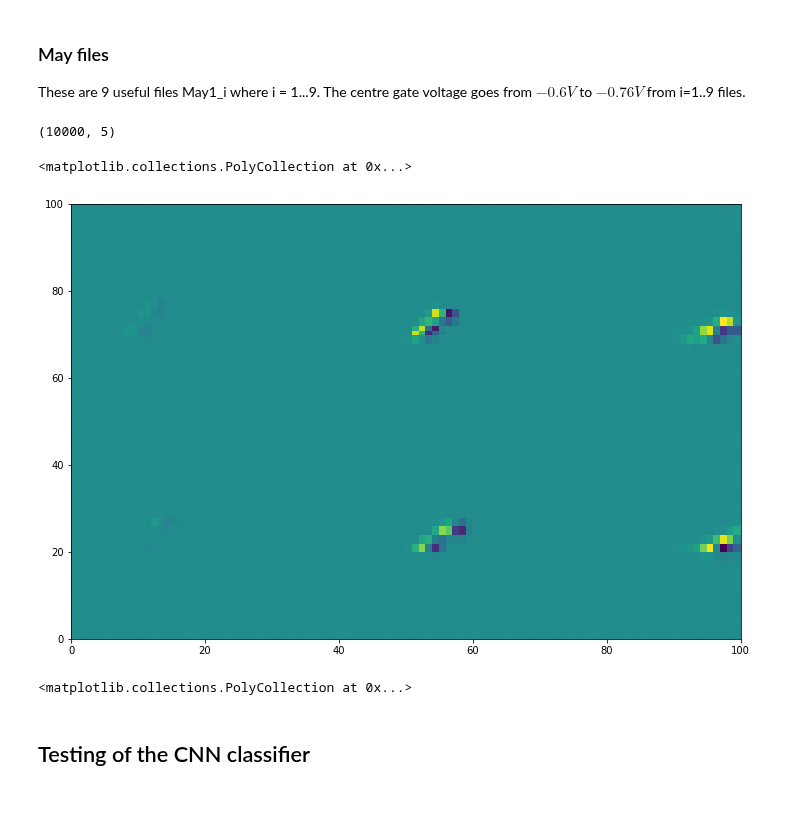
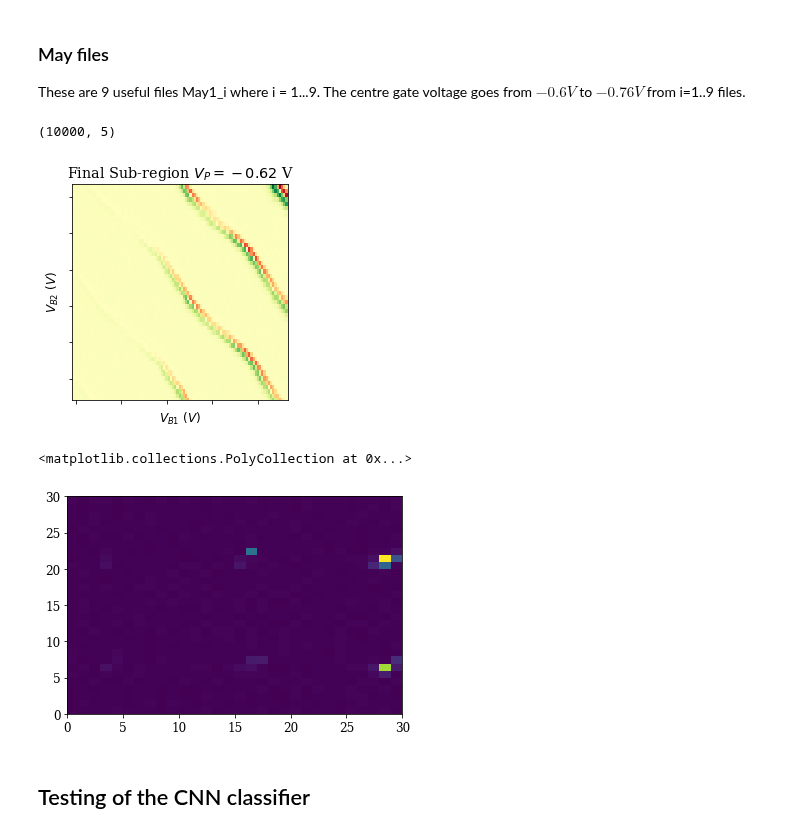
Before and after one commit to Quantumgame/quantum-ml, a Jupyter notebook: Machine Learning/Classification of Experimental Data.ipynb, the cells around one changed output. Cells and saved outputs as stored; diff of their text form; code cells hidden in the pictures; blank space fills up the shorter version.

```diff
--- a/Machine Learning/Classification of Experimental Data.ipynb
+++ b/Machine Learning/Classification of Experimental Data.ipynb
@@ -9,32 +9,48 @@ import tensorflow as tf
 import glob
 import scipy.interpolate
 import matplotlib
-matplotlib.rcParams['figure.figsize'] = (12,8)
+
+import matplotlib as mpl
+label_size = 12
+mpl.rcParams['xtick.labelsize'] = label_size
+mpl.rcParams['ytick.labelsize'] = label_size
+mpl.rcParams.update({'font.size': 12})
+
+import matplotlib.cm as cm
+mpl.rcParams['font.family'] = "serif"
 # %% [markdown]
 ## Loading of the experimental data
 # %% [markdown]
 ### May files
 These are 9 useful files May1_i where i = 1...9. The centre gate voltage goes from $-0.6V$ to $-0.76V$ from i=1..9 files.
 # %%
-index = 9
+index = 2
 filename = "/Users/sandesh/data/quantum-ml/data_for_paper/experimental_data/May1_" + str(index) + ".dat"
 dat = np.loadtxt(filename)
 print(dat.shape)
 
 # values from the data
 points = (dat[:,0],dat[:,2])
 values = dat[:,3]
 
 V_b1 = np.linspace(np.min(points[0]),np.max(points[0]),100)
 V_b2 = np.linspace(np.min(points[1]),np.max(points[1]),100)
 XX,YY = np.meshgrid(V_b1,V_b2)
 
 z = scipy.interpolate.griddata(points,values,(XX,YY),method="nearest")
-plt.pcolor(np.gradient(z)[1])
+plt.pcolor(XX,YY,np.gradient(z)[1],cmap=cm.RdYlGn)
+plt.xlabel(r"$V_{B1}\ (V)$")
+plt.ylabel(r"$V_{B2}\ (V)$")
+plt.title(r"Final Sub-region $V_P = -0.62$ V")
+frame1 = plt.gca()
+frame1.axes.xaxis.set_ticklabels([])
+frame1.axes.yaxis.set_ticklabels([])
+frame1.set_aspect('equal')
+plt.tight_layout()
+plt.savefig("/Users/sandesh/Desktop/start_exp_data.png",dpi=300)
 # %% [output]
 (10000, 5)
-<matplotlib.collections.PolyCollection at 0x...>
-[figure, old version]
+[figure, new version]
 # %%
 ## organize the files into a single array to test on CNN
 x_test_data = []
@@ -57,6 +73,7 @@ x_test_data = np.array(x_test_data)
 plt.pcolor(x_test_data[8])
 # %% [output]
 <matplotlib.collections.PolyCollection at 0x...>
+[figure, added]
 # %% [markdown]
 ## Testing of the CNN classifier
 # %%
```
Also changed, not shown: parts of 6 cells of this notebook, 12 other files.
